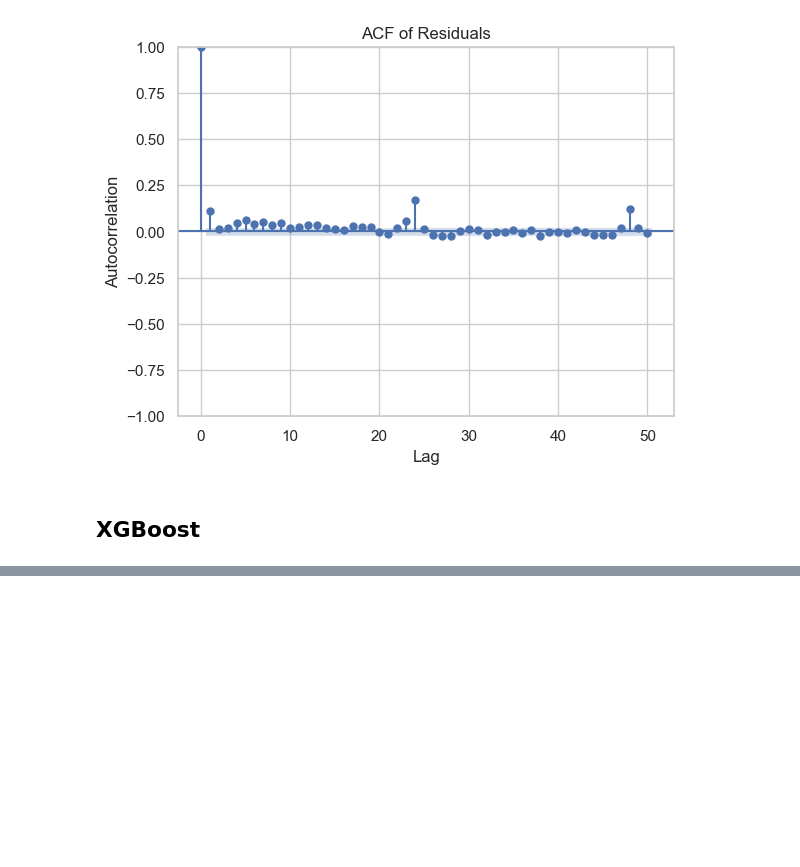
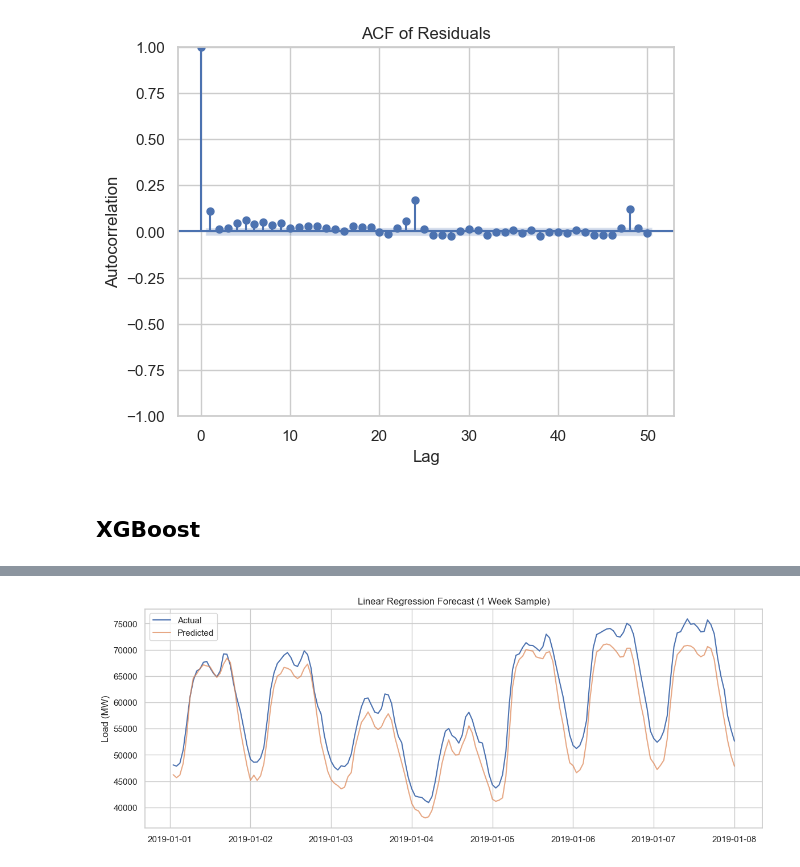
Before and after one commit to jaycob-melton/short-term-load-forecasting, a Jupyter notebook: notebooks/modeling.ipynb, the cells around one changed output, grey strips where cells are left out. Saved outputs shown, nothing was run; the diff lists cells and outputs as text; code cells hidden in the pictures; blank space fills up the shorter version.

```diff
--- a/notebooks/modeling.ipynb
+++ b/notebooks/modeling.ipynb
@@ -604,0 +697,13 @@ Linear Regression MAPE: 0.81 %
+# %%
+# Plot actual load versus predicted load for 1 week
+
+plt.figure(figsize=(14, 5))
+plt.plot(time[split_idx:split_idx+168], trues_inv[:168], label="Actual")
+plt.plot(time[split_idx:split_idx+168], preds_inv[:168], label="Predicted", alpha=0.7)
+plt.title("Linear Regression Forecast (1 Week Sample)")
+plt.ylabel("Load (MW)")
+plt.legend()
+plt.grid(True)
+plt.show()
+# %% [output]
+[figure, added]
```
Also changed, not shown: parts of 31 cells of this notebook, 2 other files.
